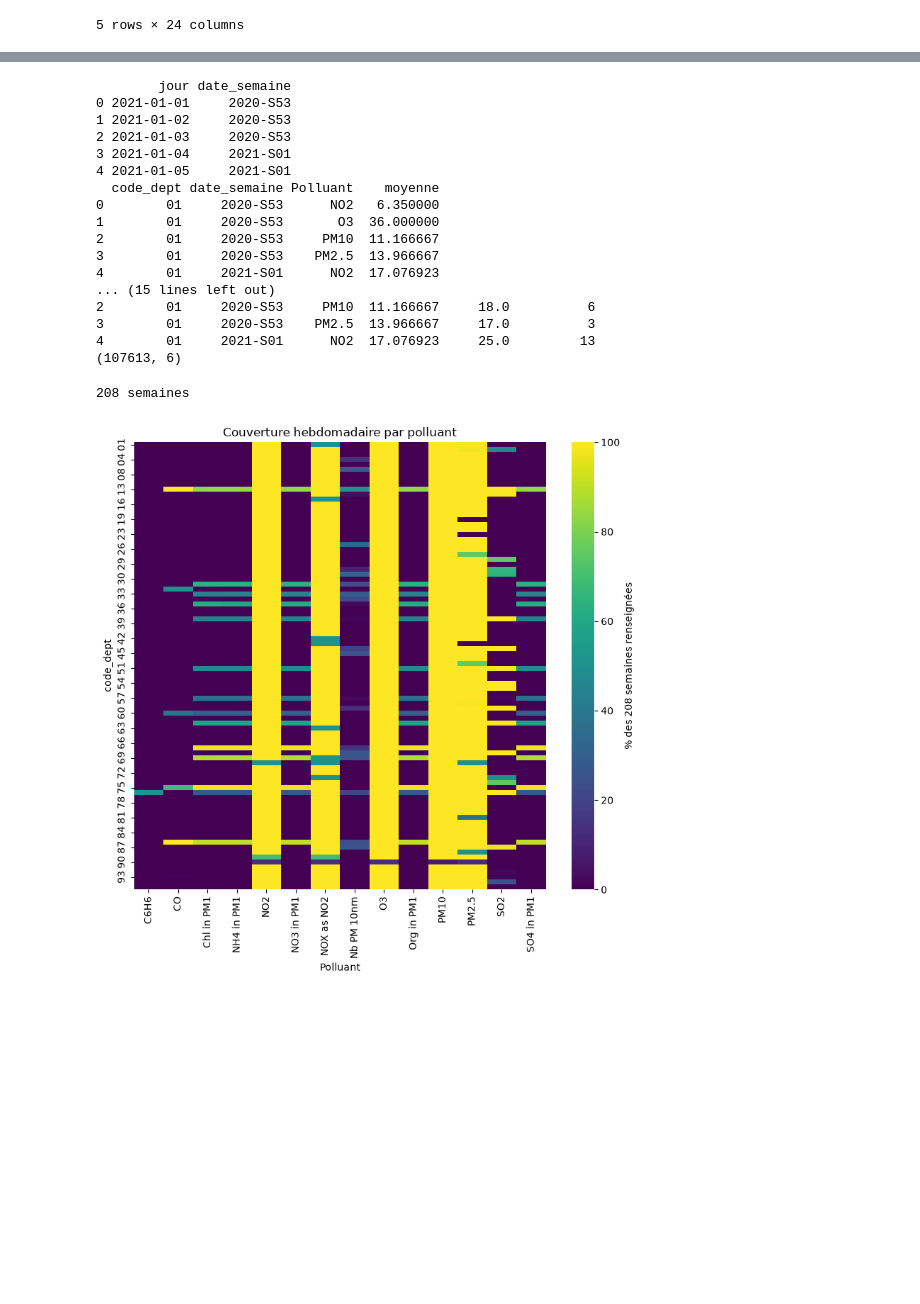
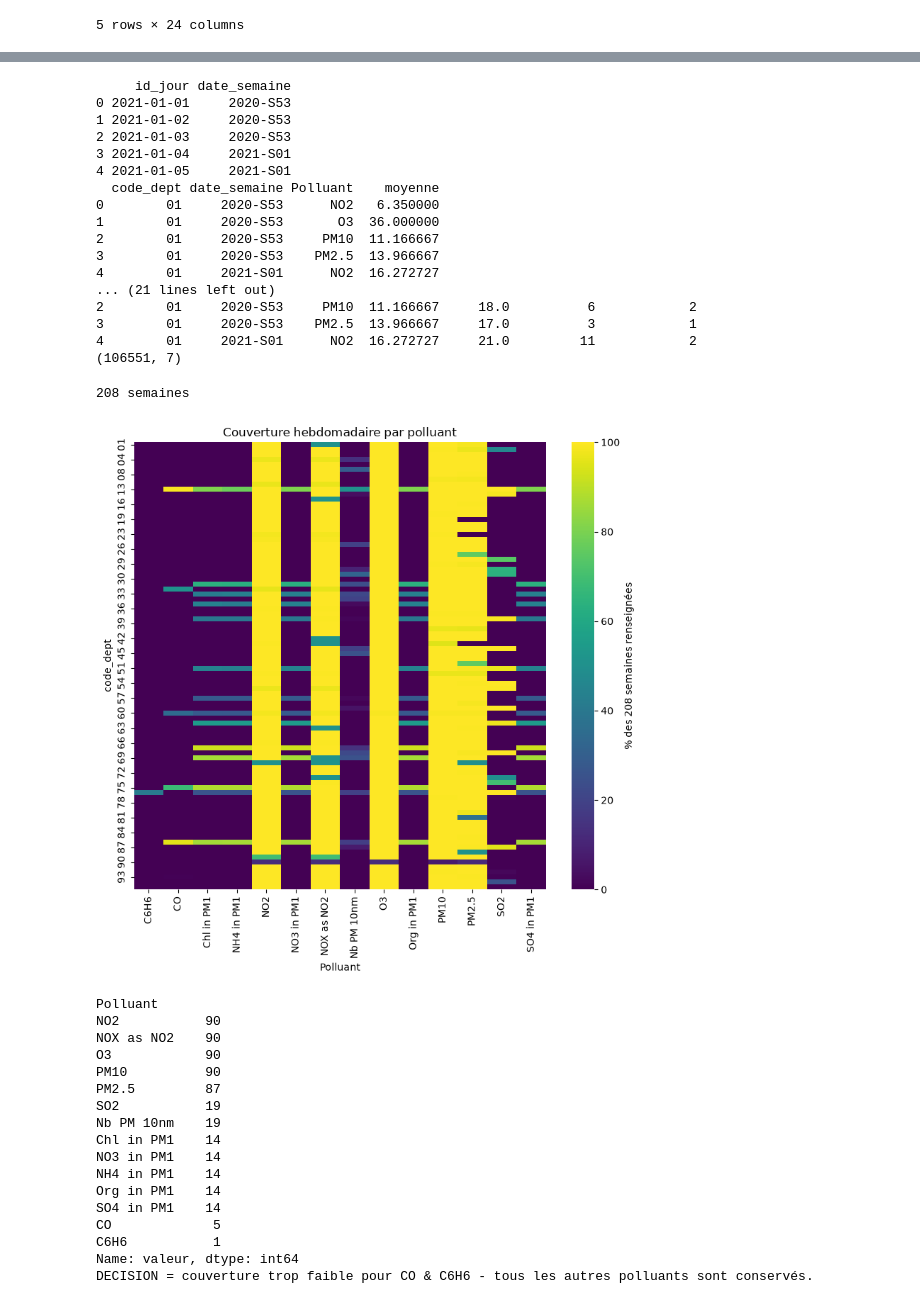
Before and after one commit to jbrocardplatim/LIORA_PROJET_PATHO_RESPIRATOIRES, a Jupyter notebook: notebooks/15_agreg_pollution_round_suivant.ipynb, the cells around one changed output, grey strips where cells are left out. Saved outputs shown, nothing was run; the diff lists cells and outputs as text; code cells hidden in the pictures; blank space fills up the shorter version.

```diff
--- a/notebooks/15_agreg_pollution_round_suivant.ipynb
+++ b/notebooks/15_agreg_pollution_round_suivant.ipynb
@@ -110,9 +111,10 @@ display(df.head())
 | 4 | 2021/01/05 00:00:00 | 2021/01/05 23:59:59 | ATMO AUVERGNE-RHÔNE-ALPES | FR84ZRE01 | ZR AUVERGNE-RHONE-ALPES | FR07022 | Paray le Fresil | Rurale régionale | ... |
 5 rows × 24 columns
 # %%
-#AGRÉGATION SPATIALE - PAR DEPARTEMENT
+#AGRÉGATION HEBDOMADAIRE
 ##Contrôles initiaux : id_jour unique, vérification des unités de mesure des polluants
-df["jour"] = pd.to_datetime(df["Date de fin"]).dt.normalize()
+
+df["id_jour"] = pd.to_datetime(df["Date de fin"]).dt.normalize()
 print(pd.crosstab(df["Polluant"], df["unité de mesure"]))
 #Recherche de doublons avec unités de mesure différentes
 cles = ["code site", "Date de début", "Polluant"]
@@ -149,36 +152,40 @@ print(moy_jour.head())
 3        01 2021-01-01    PM2.5    9.90
 4        01 2021-01-02      NO2    6.05
 # %%
-# AGRÉGATION HEBDOMADAIRE - PAR DÉPARTEMENT
-##Agrégation par moyenne départementale hebdomadaire
+#AGRÉGATION HEBDOMADAIRE
 
-## 1. Semaine ISO de chaque mesure, au format du Master Dataset (ex. 2021-S01)
-iso = df["jour"].dt.isocalendar()
+iso = df["id_jour"].dt.isocalendar()
 df["date_semaine"] = iso["year"].astype(str) + "-S" + iso["week"].astype(str).str.zfill(2)
-print(df[["jour", "date_semaine"]].head())
+print(df[["id_jour", "date_semaine"]].head())
 
-## 2. Moyenne hebdomadaire par département et polluant
+##Moyenne hebdomadaire par polluant
 moy_sem = df.groupby(["code_dept", "date_semaine", "Polluant"])["valeur"].mean()
 moy_sem = moy_sem.reset_index().rename(columns={"valeur": "moyenne"})
 print(moy_sem.head())
 
-## 3. Maximum hebdomadaire par département et polluant
+##Moyenne hebdomadaire par polluant
 max_sem = df.groupby(["code_dept", "date_semaine", "Polluant"])["valeur"].max()
 max_sem = max_sem.reset_index().rename(columns={"valeur": "maximum"})
 print(max_sem.head())
 
-## 4. Nombre de mesures par semaine, département et polluant
+##Nombre de mesures hebdomadaire par polluant
 n_sem = df.groupby(["code_dept", "date_semaine", "Polluant"])["valeur"].count()
 n_sem = n_sem.reset_index().rename(columns={"valeur": "n_mesures"})
 print(n_sem.head())
 
-## 5. Réunion des trois tables
+##Fusion des trois tables
 hebdo = moy_sem.merge(max_sem, on=["code_dept", "date_semaine", "Polluant"])
 hebdo = hebdo.merge(n_sem,     on=["code_dept", "date_semaine", "Polluant"])
 print(hebdo.head())
+
+##Nombre de stations distinctes par département, semaine et polluant
+nst_sem = df.groupby(["code_dept", "date_semaine", "Polluant"])["code site"].nunique()
+nst_sem = nst_sem.reset_index().rename(columns={"code site": "nb_stations"})
+hebdo = hebdo.merge(nst_sem, on=["code_dept", "date_semaine", "Polluant"])
+print(hebdo.head())
 print(hebdo.shape)
 # %% [output]
-        jour date_semaine
+     id_jour date_semaine
 0 2021-01-01     2020-S53
 1 2021-01-02     2020-S53
 2 2021-01-03     2020-S53
@@ -189,32 +196,54 @@ print(hebdo.shape)
 1        01     2020-S53       O3  36.000000
 2        01     2020-S53     PM10  11.166667
 3        01     2020-S53    PM2.5  13.966667
-4        01     2021-S01      NO2  17.076923
-... (15 lines left out)
-2        01     2020-S53     PM10  11.166667     18.0          6
-3        01     2020-S53    PM2.5  13.966667     17.0          3
-4        01     2021-S01      NO2  17.076923     25.0         13
-(107613, 6)
+4        01     2021-S01      NO2  16.272727
+... (21 lines left out)
+2        01     2020-S53     PM10  11.166667     18.0          6            2
+3        01     2020-S53    PM2.5  13.966667     17.0          3            1
+4        01     2021-S01      NO2  16.272727     21.0         11            2
+(106551, 7)
 # %%
 import seaborn as sns
 
 hebdo = hebdo[(hebdo["date_semaine"] >= "2021-S01") & (hebdo["date_semaine"] <= "2024-S52")]
 #polluants = df['Polluant'].unique()
 #hebdo = hebdo[hebdo["Polluant"].isin(polluants)]
 print(hebdo["date_semaine"].nunique(), "semaines")        # attendu : 208
 
-## 7. Couverture : nombre de semaines renseignées par département et polluant
+## Graphique couverture hébdomadaire par département et par polluant
 couv = hebdo.groupby(["code_dept", "Polluant"])["date_semaine"].nunique()
 couv = couv.unstack(fill_value=0)                          # départements en lignes, polluants en colonnes
 couv_pct = 100 * couv / 208                                # en % des 208 semaines
 #print(couv_pct.round(0))
 
 plt.figure(figsize=(8, 8))
 sns.heatmap(couv_pct, cmap="viridis", vmin=0, vmax=100,
             cbar_kws={"label": "% des 208 semaines renseignées"})
 plt.title("Couverture hebdomadaire par polluant")
 plt.tight_layout()
 plt.show()
+
+##Nb de départements avec un minimum de ~12 mesures par an
+est_mesure = df.groupby(["Polluant", "code_dept"])["valeur"].count()> 50
+print(est_mesure.groupby("Polluant").sum().sort_values(ascending=False))
+print("DECISION = couverture trop faible pour CO & C6H6 - tous les autres polluants sont conservés.")
 # %% [output]
 208 semaines
-[figure, old version]
+[figure, new version]
+Polluant
+NO2           90
+NOX as NO2    90
+O3            90
+PM10          90
+PM2.5         87
+SO2           19
+Nb PM 10nm    19
+Chl in PM1    14
+NO3 in PM1    14
+NH4 in PM1    14
+Org in PM1    14
+SO4 in PM1    14
+CO             5
+C6H6           1
+Name: valeur, dtype: int64
+DECISION = couverture trop faible pour CO & C6H6 - tous les autres polluants sont conservés.
```
Also changed, not shown: parts of 8 cells of this notebook.
